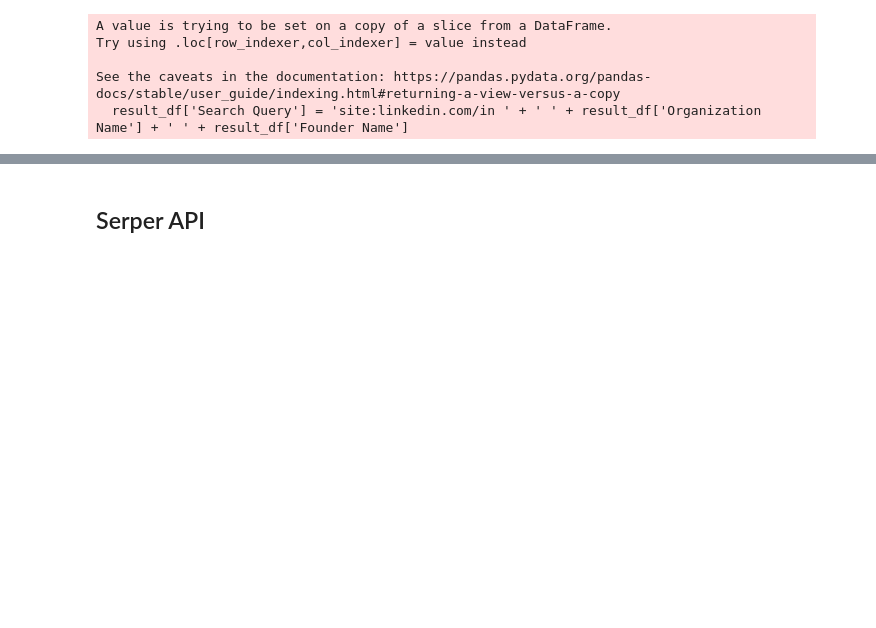
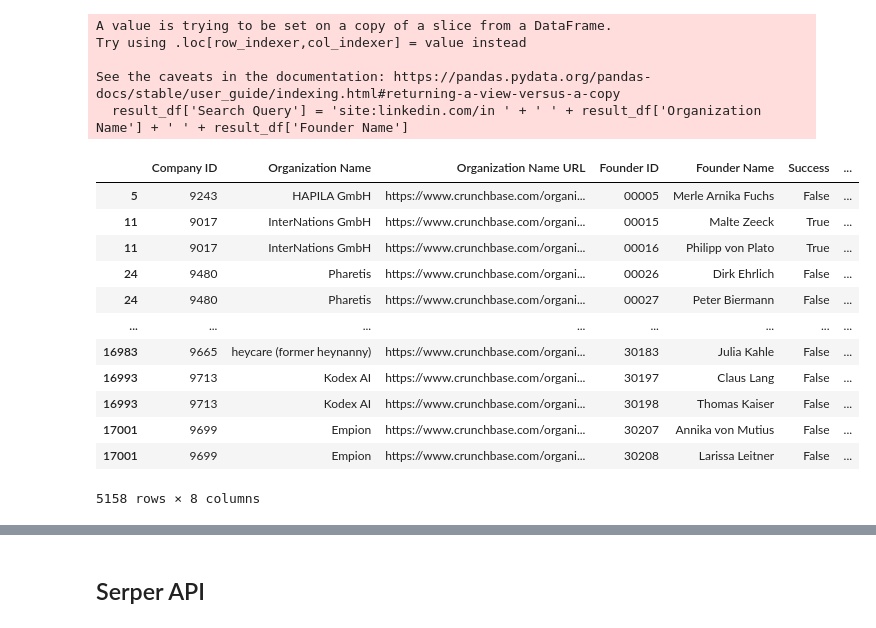
Before and after one commit to JDL05/Master-Thesis-Spatial-Proximity-Venture-Capital, a Jupyter notebook: notebook/founder_data/founder_data.ipynb, the cells around one changed output, grey strips where cells are left out. Saved outputs shown, nothing was run; the diff lists cells and outputs as text; code cells hidden in the pictures; blank space fills up the shorter version.

```diff
--- a/notebook/founder_data/founder_data.ipynb
+++ b/notebook/founder_data/founder_data.ipynb
@@ -30,7 +30,7 @@ companies = pd.read_csv('data/sets-for-r/companies_seed.csv')
 filtered_companies = companies[companies['Founders'].notna()]
 founders_df = filtered_companies.assign(Founders=filtered_companies['Founders'].str.split(', ')).explode('Founders')
 founders_df['Founder ID'] = (founders_df.reset_index().index + 1).astype(str).str.zfill(5)
-result_df = founders_df[['Company ID', 'Organization Name', 'Organization Name URL', 'Founder ID', 'Founders', 'Success']]
+result_df = founders_df[['Company ID', 'Organization Name', 'Organization Name URL', 'Founder ID', 'Founders', 'Success', 'Headquarters Country']]
 result_df.rename(columns={'Founders': 'Founder Name'}, inplace=True)
 # %% [output]
 A value is trying to be set on a copy of a slice from a DataFrame
@@ -48,3 +48,21 @@ See the caveats in the documentation: https://pandas.pydata.org/pandas-docs/stab
 # %%
 success_df = result_df[result_df['Success']]
 no_success_df = result_df[~result_df['Success']]
+# %%
+germany_df = result_df[result_df['Headquarters Country'] == 'Germany']
+# %%
+germany_df
+# %% [output]
+|  | Company ID | Organization Name | Organization Name URL | Founder ID | Founder Name | Success | ... |
+| 5 | 9243 | HAPILA GmbH | https://www.crunchbase.com/organi... | 00005 | Merle Arnika Fuchs | False | ... |
+| 11 | 9017 | InterNations GmbH | https://www.crunchbase.com/organi... | 00015 | Malte Zeeck | True | ... |
+| 11 | 9017 | InterNations GmbH | https://www.crunchbase.com/organi... | 00016 | Philipp von Plato | True | ... |
+| 24 | 9480 | Pharetis | https://www.crunchbase.com/organi... | 00026 | Dirk Ehrlich | False | ... |
+| 24 | 9480 | Pharetis | https://www.crunchbase.com/organi... | 00027 | Peter Biermann | False | ... |
+| ... | ... | ... | ... | ... | ... | ... | ... |
+| 16983 | 9665 | heycare (former heynanny) | https://www.crunchbase.com/organi... | 30183 | Julia Kahle | False | ... |
+| 16993 | 9713 | Kodex AI | https://www.crunchbase.com/organi... | 30197 | Claus Lang | False | ... |
+| 16993 | 9713 | Kodex AI | https://www.crunchbase.com/organi... | 30198 | Thomas Kaiser | False | ... |
+| 17001 | 9699 | Empion | https://www.crunchbase.com/organi... | 30207 | Annika von Mutius | False | ... |
+| 17001 | 9699 | Empion | https://www.crunchbase.com/organi... | 30208 | Larissa Leitner | False | ... |
+5158 rows × 8 columns
```
Also changed, not shown: parts of 1 cell of this notebook, 19 other files.
